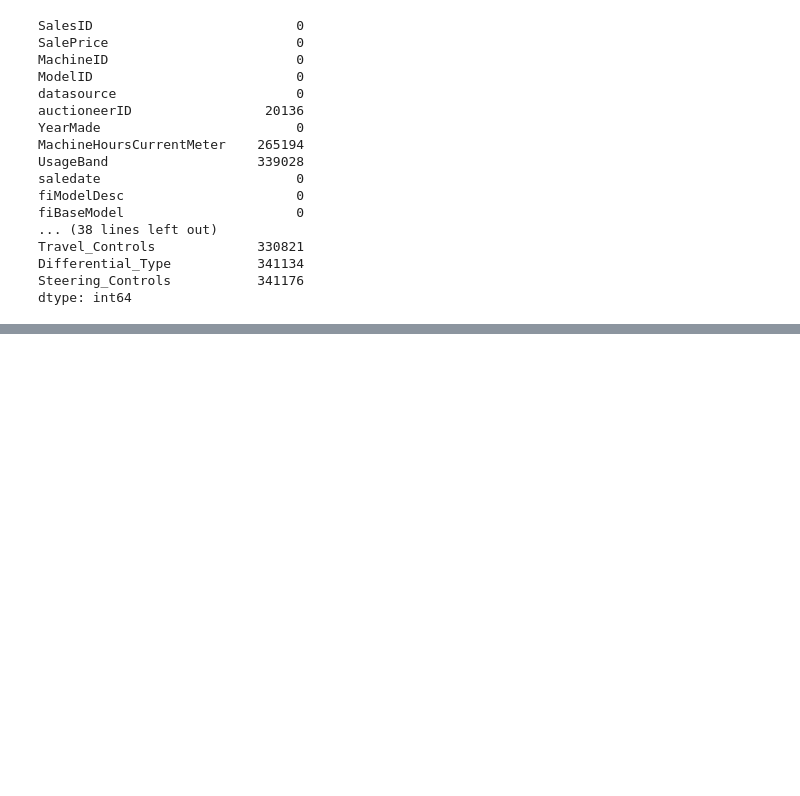
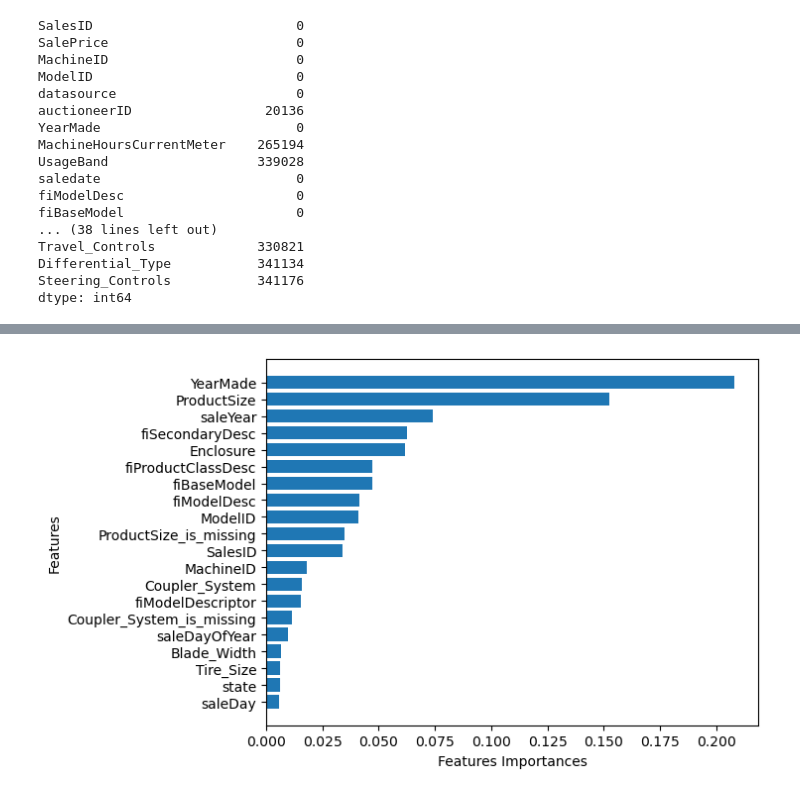
Before and after one commit to vold2emort/Bulldozer-Sales-Price-Prediction, a Jupyter notebook: Bulldozer_sale_price.ipynb, the cells around one changed output, grey strips where cells are left out. Cells and saved outputs as stored; diff of their text form; code cells hidden in the pictures; blank space fills up the shorter version.

```diff
--- a/Bulldozer_sale_price.ipynb
+++ b/Bulldozer_sale_price.ipynb
@@ -89,0 +640,5 @@ dtype: int64
+# %%
+X_train, y_train = df_train.drop('SalePrice', axis=1), df_train['SalePrice']
+X_val, y_val = df_val.drop('SalePrice', axis=1), df_val['SalePrice']
+
+X_train.shape, y_train.shape, X_val.shape, y_val.shape
@@ -89,0 +675,7 @@ dtype: int64
+# %%
+%%time
+# changing max_samples
+base_model = RandomForestRegressor(n_jobs=-1,
+                                  random_state=42,
+                                  max_samples=10000)
+base_model.fit(X_train, y_train)
@@ -89,0 +758,12 @@ dtype: int64
+# %%
+%%time
+
+best_model = RandomForestRegressor(n_estimators=40,
+                                  min_samples_leaf=1,
+                                  min_samples_split=14,
+                                  max_features=0.5,
+                                  n_jobs=-1,
+                                  max_samples=None,
+                                  random_state=42)
+
+best_model.fit(X_train, y_train)
@@ -89,0 +989,19 @@ dtype: int64
+# %%
+def plot_features(columns, importances, n=20):
+    """
+    plots feature importances
+    params columns, importances
+    """
+    # looking at top 20 values
+    df = (pd.DataFrame({'features':columns,
+                       'feature_importances':importances}).sort_values('feature_importances', ascending=False).reset_index(drop=True))
+    # this is pandas chaining
+    fig, ax = plt.subplots()
+    ax.barh(df['features'][:n], df['feature_importances'][:n])
+    ax.set_ylabel('Features')
+    ax.set_xlabel('Features Importances')
+    ax.invert_yaxis()
+# %%
+plot_features(X_train.columns, best_model.feature_importances_)
+# %% [output]
+[figure, added]
```
Also changed, not shown: parts of 102 cells of this notebook, 1 other file.
